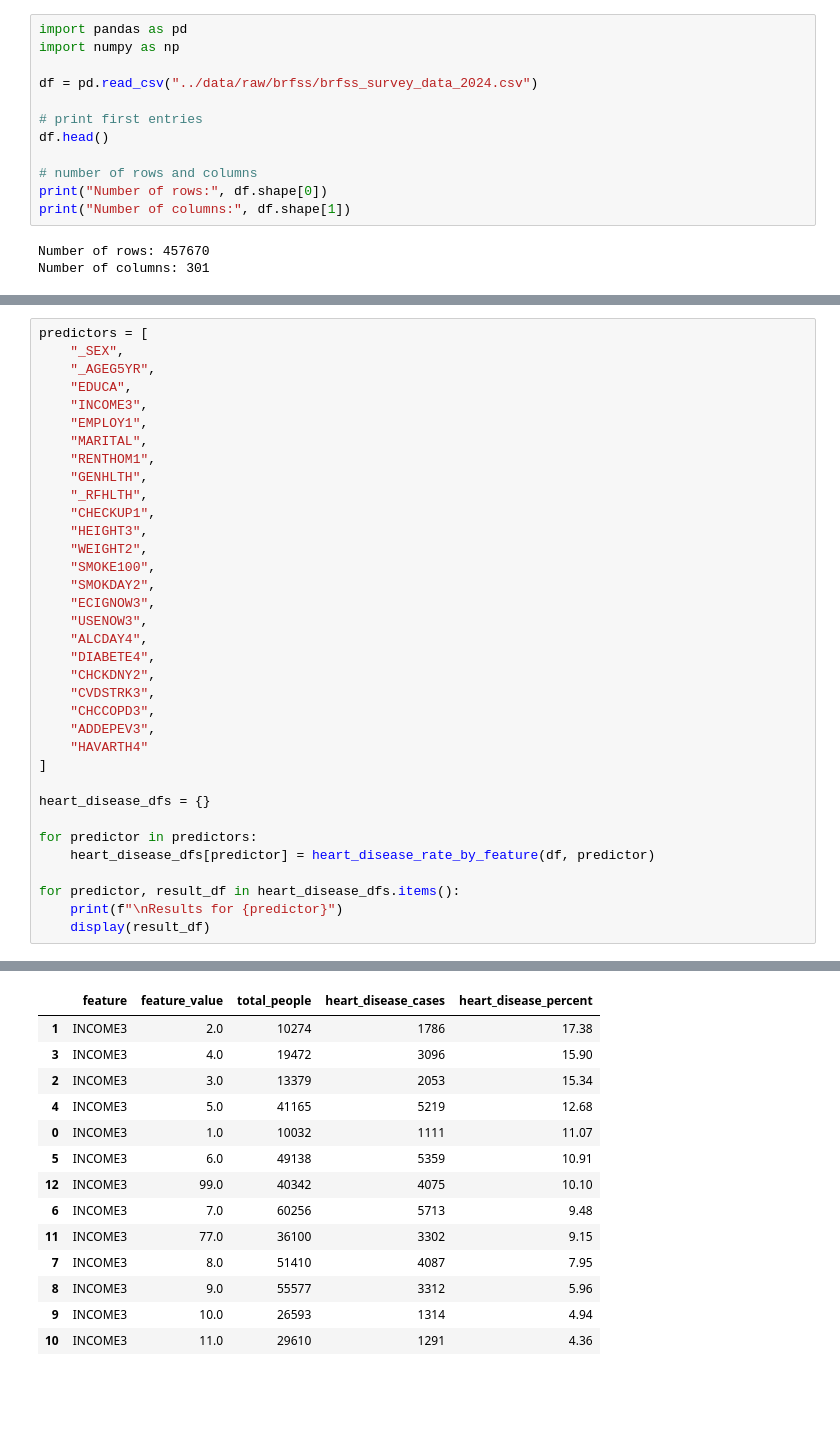
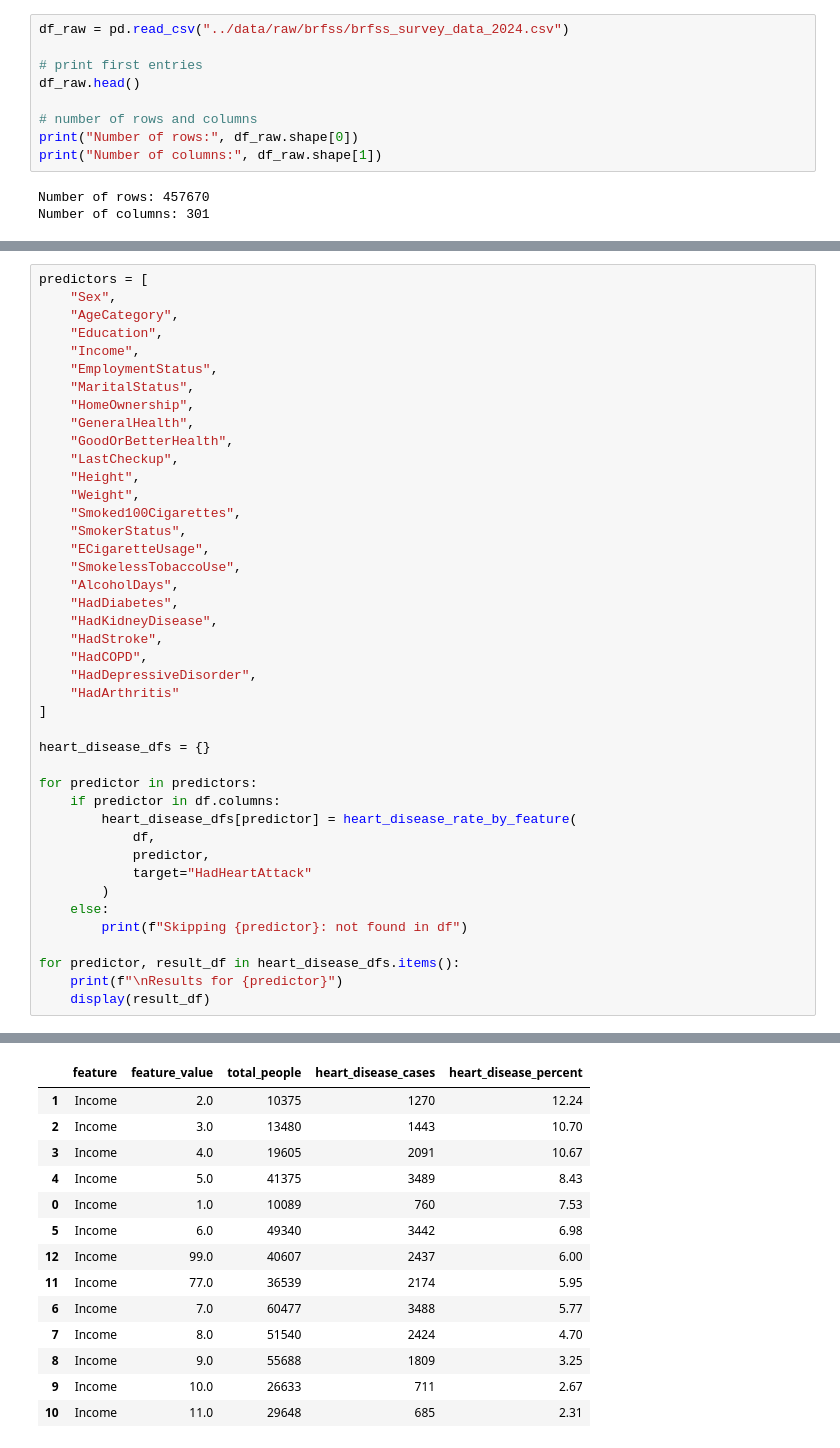
Before and after one commit to msbisrat/111project, a Jupyter notebook: EDA/brfss_eda.ipynb, the cells around one changed output, grey strips where cells are left out. Cells and saved outputs as stored; diff of their text form; blank space fills up the shorter version.

```diff
--- a/EDA/brfss_eda.ipynb
+++ b/EDA/brfss_eda.ipynb
@@ -3,15 +8,12 @@
 # %%
-import pandas as pd
-import numpy as np
-
-df = pd.read_csv("../data/raw/brfss/brfss_survey_data_2024.csv")
+df_raw = pd.read_csv("../data/raw/brfss/brfss_survey_data_2024.csv")
 
 # print first entries
-df.head()
+df_raw.head()
 
 # number of rows and columns
-print("Number of rows:", df.shape[0])
-print("Number of columns:", df.shape[1])
+print("Number of rows:", df_raw.shape[0])
+print("Number of columns:", df_raw.shape[1])
 # %% [output]
 Number of rows: 457670
 Number of columns: 301
@@ -132,34 +785,41 @@ HAVARTH4 : “Ever told you had some form of arthritis?”
 # %%
 predictors = [
-    "_SEX",
-    "_AGEG5YR",
-    "EDUCA",
-    "INCOME3",
-    "EMPLOY1",
-    "MARITAL",
-    "RENTHOM1",
-    "GENHLTH",
-    "_RFHLTH",
-    "CHECKUP1",
-    "HEIGHT3",
-    "WEIGHT2",
-    "SMOKE100",
-    "SMOKDAY2",
-    "ECIGNOW3",
-    "USENOW3",
-    "ALCDAY4",
-    "DIABETE4",
-    "CHCKDNY2",
-    "CVDSTRK3",
-    "CHCCOPD3",
-    "ADDEPEV3",
-    "HAVARTH4"
+    "Sex",
+    "AgeCategory",
+    "Education",
+    "Income",
+    "EmploymentStatus",
+    "MaritalStatus",
+    "HomeOwnership",
+    "GeneralHealth",
+    "GoodOrBetterHealth",
+    "LastCheckup",
+    "Height",
+    "Weight",
+    "Smoked100Cigarettes",
+    "SmokerStatus",
+    "ECigaretteUsage",
+    "SmokelessTobaccoUse",
+    "AlcoholDays",
+    "HadDiabetes",
+    "HadKidneyDisease",
+    "HadStroke",
+    "HadCOPD",
+    "HadDepressiveDisorder",
+    "HadArthritis"
 ]
 
 heart_disease_dfs = {}
 
 for predictor in predictors:
-    heart_disease_dfs[predictor] = heart_disease_rate_by_feature(df, predictor)
+    if predictor in df.columns:
+        heart_disease_dfs[predictor] = heart_disease_rate_by_feature(
+            df,
+            predictor,
+            target="HadHeartAttack"
+        )
+    else:
+        print(f"Skipping {predictor}: not found in df")
 
 for predictor, result_df in heart_disease_dfs.items():
     print(f"\nResults for {predictor}")
@@ -198,14 +858,14 @@ Results for INCOME3
 |  | feature | feature_value | total_people | heart_disease_cases | heart_disease_percent |
-| 1 | INCOME3 | 2.0 | 10274 | 1786 | 17.38 |
-| 3 | INCOME3 | 4.0 | 19472 | 3096 | 15.90 |
-| 2 | INCOME3 | 3.0 | 13379 | 2053 | 15.34 |
-| 4 | INCOME3 | 5.0 | 41165 | 5219 | 12.68 |
-| 0 | INCOME3 | 1.0 | 10032 | 1111 | 11.07 |
-| 5 | INCOME3 | 6.0 | 49138 | 5359 | 10.91 |
-| 12 | INCOME3 | 99.0 | 40342 | 4075 | 10.10 |
-| 6 | INCOME3 | 7.0 | 60256 | 5713 | 9.48 |
-| 11 | INCOME3 | 77.0 | 36100 | 3302 | 9.15 |
-| 7 | INCOME3 | 8.0 | 51410 | 4087 | 7.95 |
-| 8 | INCOME3 | 9.0 | 55577 | 3312 | 5.96 |
-| 9 | INCOME3 | 10.0 | 26593 | 1314 | 4.94 |
-| 10 | INCOME3 | 11.0 | 29610 | 1291 | 4.36 |
+| 1 | Income | 2.0 | 10375 | 1270 | 12.24 |
+| 2 | Income | 3.0 | 13480 | 1443 | 10.70 |
+| 3 | Income | 4.0 | 19605 | 2091 | 10.67 |
+| 4 | Income | 5.0 | 41375 | 3489 | 8.43 |
+| 0 | Income | 1.0 | 10089 | 760 | 7.53 |
+| 5 | Income | 6.0 | 49340 | 3442 | 6.98 |
+| 12 | Income | 99.0 | 40607 | 2437 | 6.00 |
+| 11 | Income | 77.0 | 36539 | 2174 | 5.95 |
+| 6 | Income | 7.0 | 60477 | 3488 | 5.77 |
+| 7 | Income | 8.0 | 51540 | 2424 | 4.70 |
+| 8 | Income | 9.0 | 55688 | 1809 | 3.25 |
+| 9 | Income | 10.0 | 26633 | 711 | 2.67 |
+| 10 | Income | 11.0 | 29648 | 685 | 2.31 |
```
Also changed, not shown: parts of 18 cells of this notebook, 3 other files.
